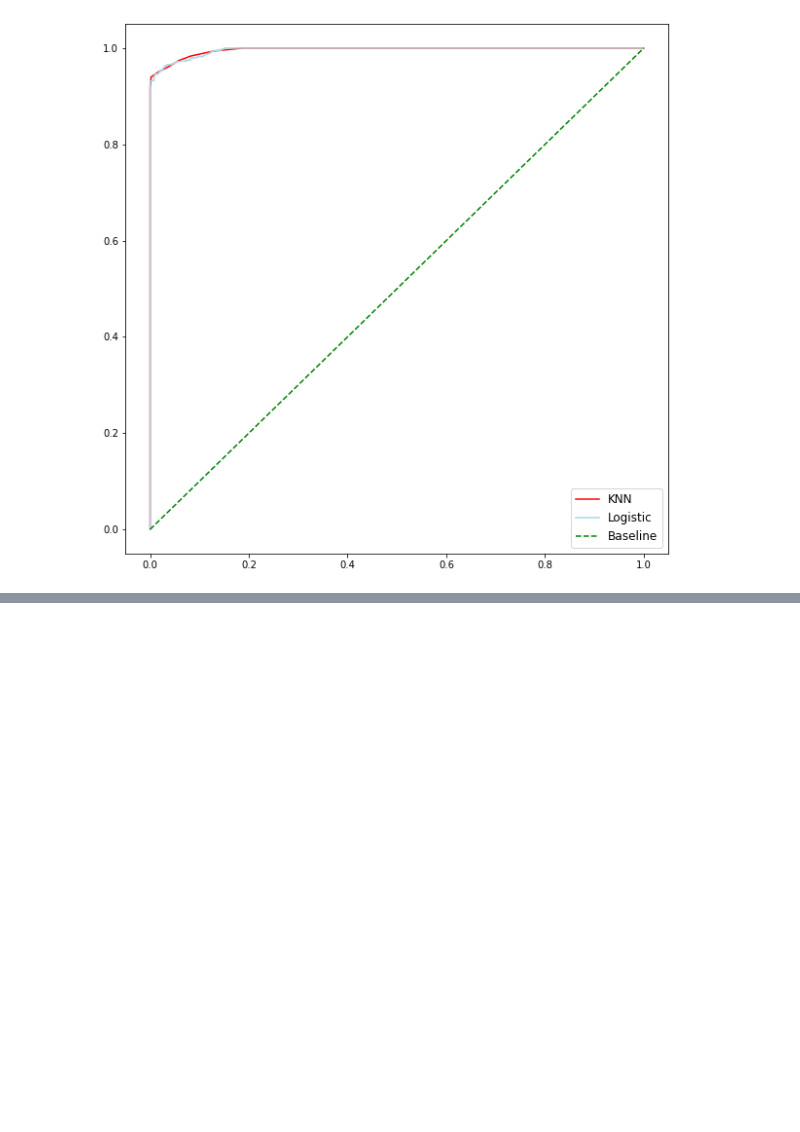
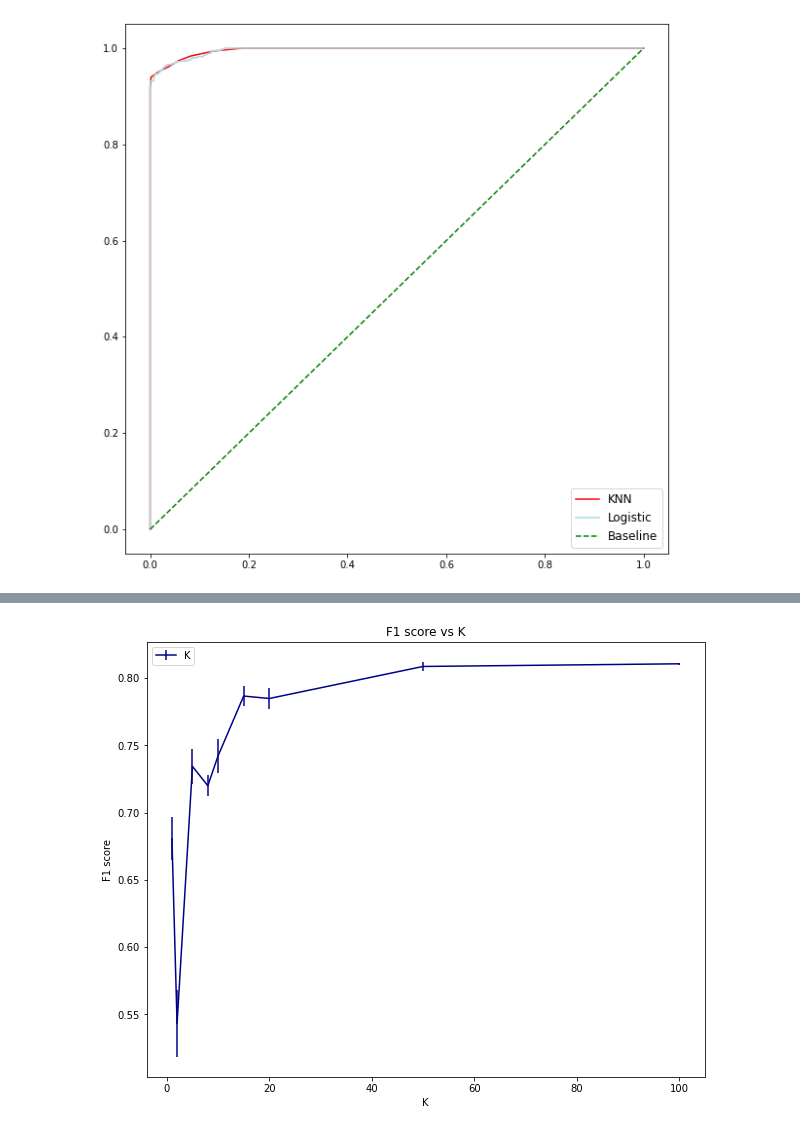
Before and after one commit to Shritesh99/ML_Assignments, a Jupyter notebook: week4/ML_Week4.ipynb, the cells around one changed output, grey strips where cells are left out. Saved outputs shown, nothing was run; the diff lists cells and outputs as text; code cells hidden in the pictures; blank space fills up the shorter version.

```diff
--- a/week4/ML_Week4.ipynb
+++ b/week4/ML_Week4.ipynb
@@ -221,0 +353,20 @@ ROC()
+# %%
+def f1vsK(K):
+    plt.figure(figsize=(10,8))
+    mean_error = []
+    std_error = []
+    for i in K:
+        model=KNeighborsClassifier(n_neighbors=i,weights='uniform').fit(X, y)
+        scores = cross_val_score(model,X,y,scoring="f1")
+        mean_error.append(np.array(scores).mean())
+        std_error.append(np.array(scores).std())
+    plt.errorbar(K, mean_error, yerr=std_error, color ="darkblue",label ="K")
+    plt.xlabel('K')
+    plt.ylabel('F1 score')
+    plt.title("F1 score vs K")
+    plt.legend()
+    plt.show()
+
+f1vsK([1,2,5,8,10,15,20,50,100])
+# %% [output]
+[figure, added]
```
Also changed, not shown: parts of 14 cells of this notebook.
